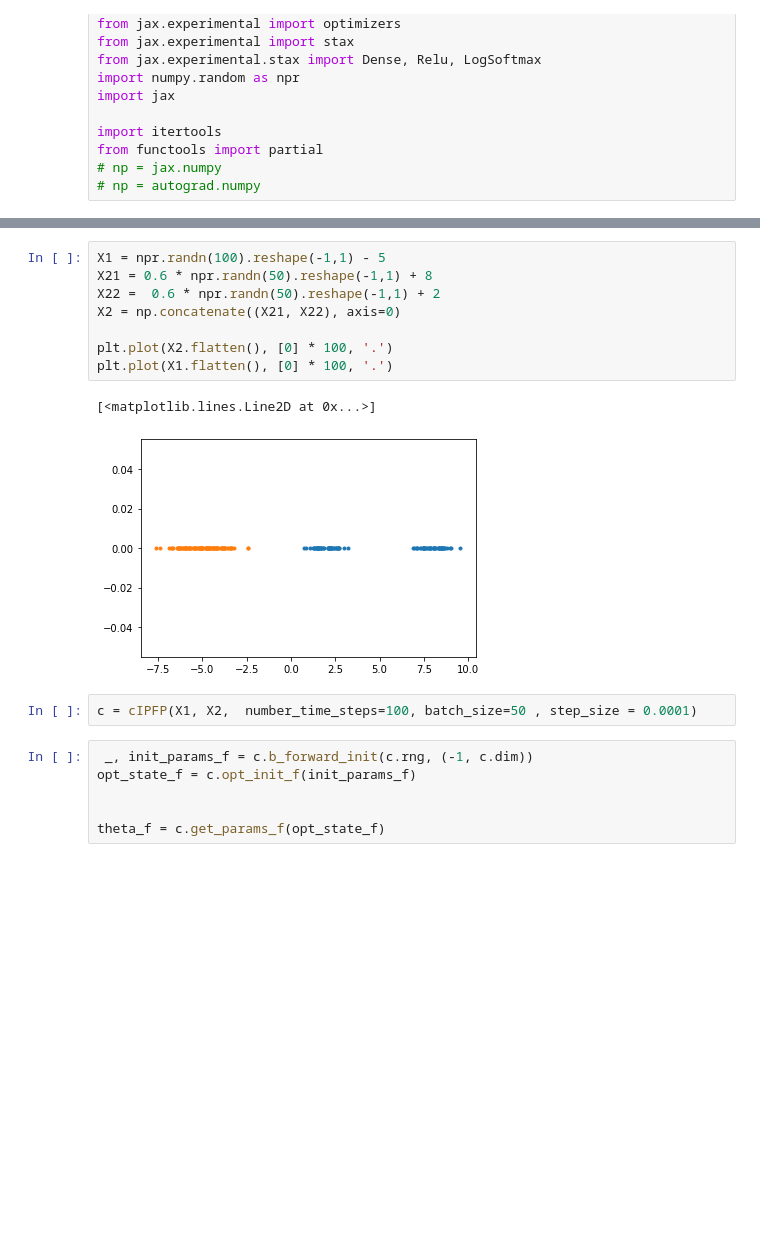
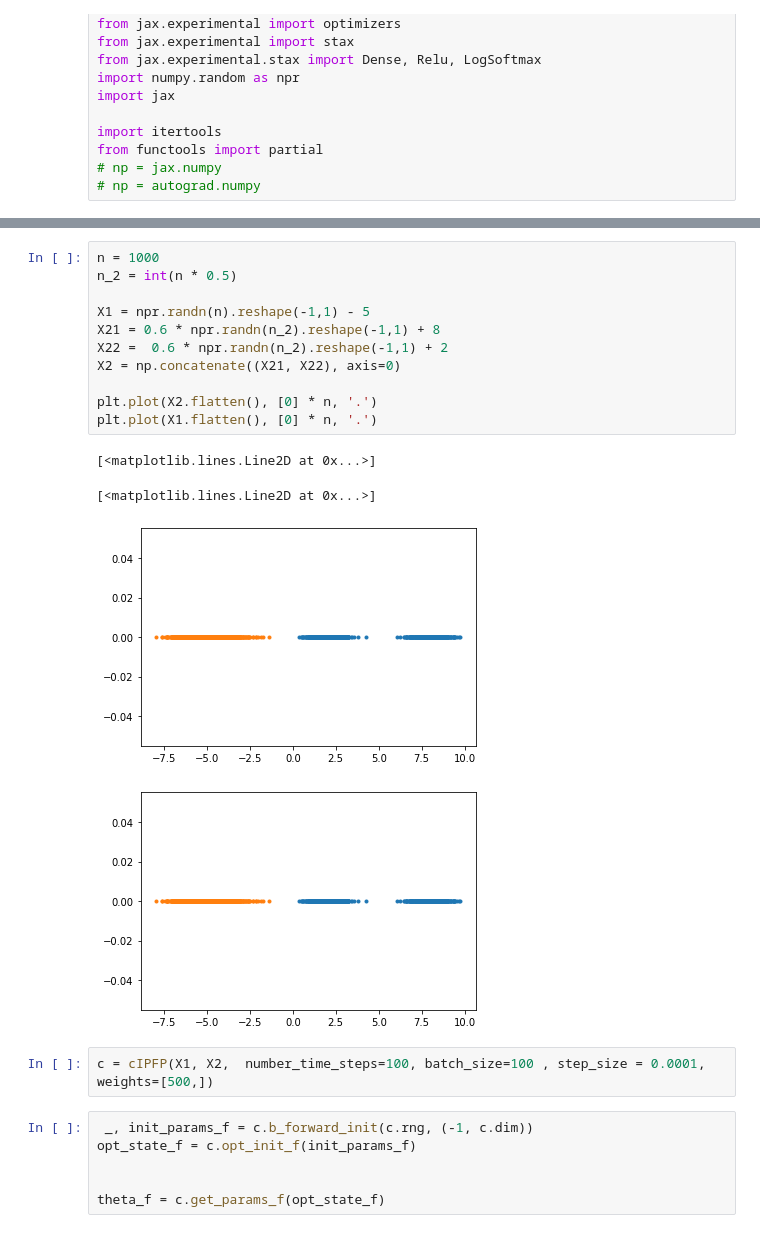
Before and after one commit to franciscovargas/SC-IPFP, a Jupyter notebook: notebooks/test_forwards_backwards-vmap.ipynb, the cells around one changed output, grey strips where cells are left out. Cells and saved outputs as stored; diff of their text form; blank space fills up the shorter version.

```diff
--- a/notebooks/test_forwards_backwards-vmap.ipynb
+++ b/notebooks/test_forwards_backwards-vmap.ipynb
@@ -259,18 +260,23 @@ class cIPFP(object):
         plt.plot(range(IPFP_iterations), loss_b, "b")
         plt.show()
 # %%
-X1 = npr.randn(100).reshape(-1,1) - 5
-X21 = 0.6 * npr.randn(50).reshape(-1,1) + 8
-X22 =  0.6 * npr.randn(50).reshape(-1,1) + 2
+n = 1000
+n_2 = int(n * 0.5)
+
+X1 = npr.randn(n).reshape(-1,1) - 5
+X21 = 0.6 * npr.randn(n_2).reshape(-1,1) + 8
+X22 =  0.6 * npr.randn(n_2).reshape(-1,1) + 2
 X2 = np.concatenate((X21, X22), axis=0)
 
-plt.plot(X2.flatten(), [0] * 100, '.')
-plt.plot(X1.flatten(), [0] * 100, '.')
+plt.plot(X2.flatten(), [0] * n, '.')
+plt.plot(X1.flatten(), [0] * n, '.')
 # %% [output]
 [<matplotlib.lines.Line2D at 0x...>]
+[<matplotlib.lines.Line2D at 0x...>]
-[figure, old version]
+[figure, new version]
+[figure, added]
 # %%
-c = cIPFP(X1, X2,  number_time_steps=100, batch_size=50 , step_size = 0.0001)
+c = cIPFP(X1, X2,  number_time_steps=100, batch_size=100 , step_size = 0.0001, weights=[500,])
 # %%
  _, init_params_f = c.b_forward_init(c.rng, (-1, c.dim))
 opt_state_f = c.opt_init_f(init_params_f)
```
Also changed, not shown: parts of 16 cells of this notebook, 1 other file.
